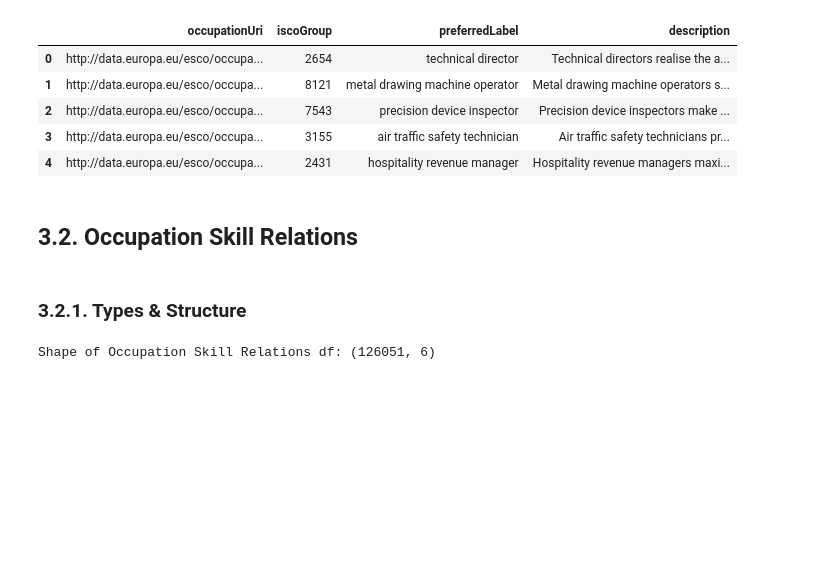
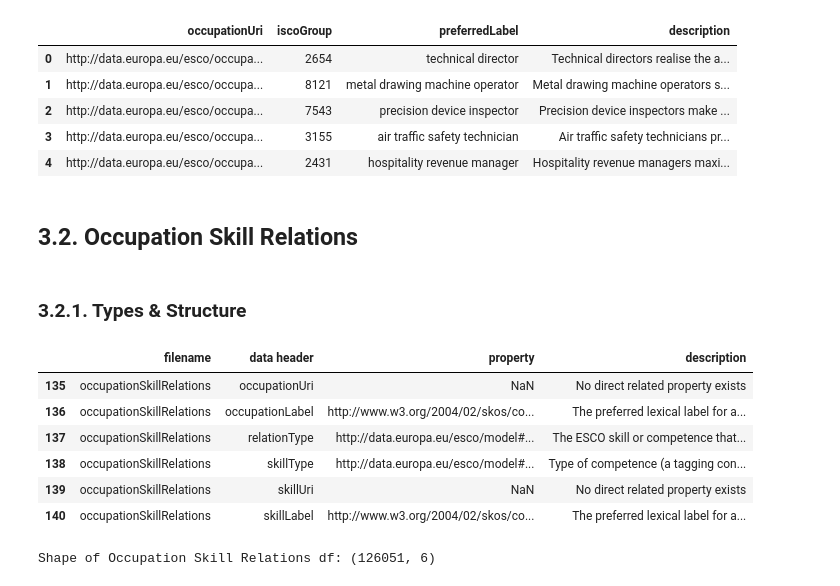
Before and after one commit to 20240693/Thesis-Career-Transitions, a Jupyter notebook: Notebooks/00_build_dataset_jobhop_esco.ipynb, the cells around one changed output. Saved outputs shown, nothing was run; the diff lists cells and outputs as text; code cells hidden in the pictures; blank space fills up the shorter version.

```diff
--- a/Notebooks/00_build_dataset_jobhop_esco.ipynb
+++ b/Notebooks/00_build_dataset_jobhop_esco.ipynb
@@ -204,6 +243,16 @@ occ.head()
 ### 3.2.1. Types & Structure
 
 </a>
+# %%
+dictionary[dictionary["filename"] == "occupationSkillRelations"]
+# %% [output]
+|  | filename | data header | property | description |
+| 135 | occupationSkillRelations | occupationUri | NaN | No direct related property exists |
+| 136 | occupationSkillRelations | occupationLabel | http://www.w3.org/2004/02/skos/co... | The preferred lexical label for a... |
+| 137 | occupationSkillRelations | relationType | http://data.europa.eu/esco/model#... | The ESCO skill or competence that... |
+| 138 | occupationSkillRelations | skillType | http://data.europa.eu/esco/model#... | Type of competence (a tagging con... |
+| 139 | occupationSkillRelations | skillUri | NaN | No direct related property exists |
+| 140 | occupationSkillRelations | skillLabel | http://www.w3.org/2004/02/skos/co... | The preferred lexical label for a... |
 # %%
 print("Shape of Occupation Skill Relations df:", occrs.shape)
 occrs.head()
```
Also changed, not shown: parts of 54 cells of this notebook.
